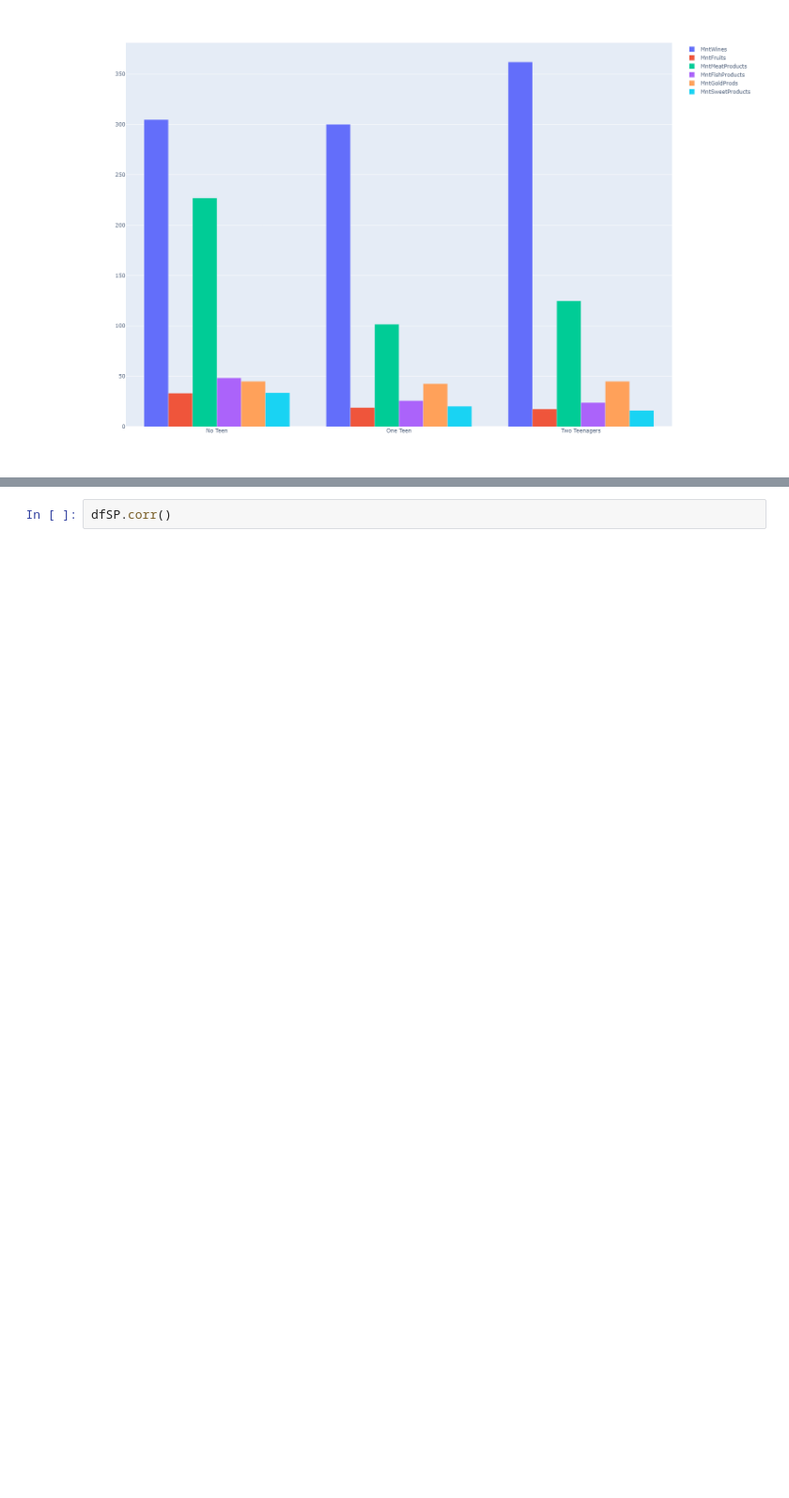
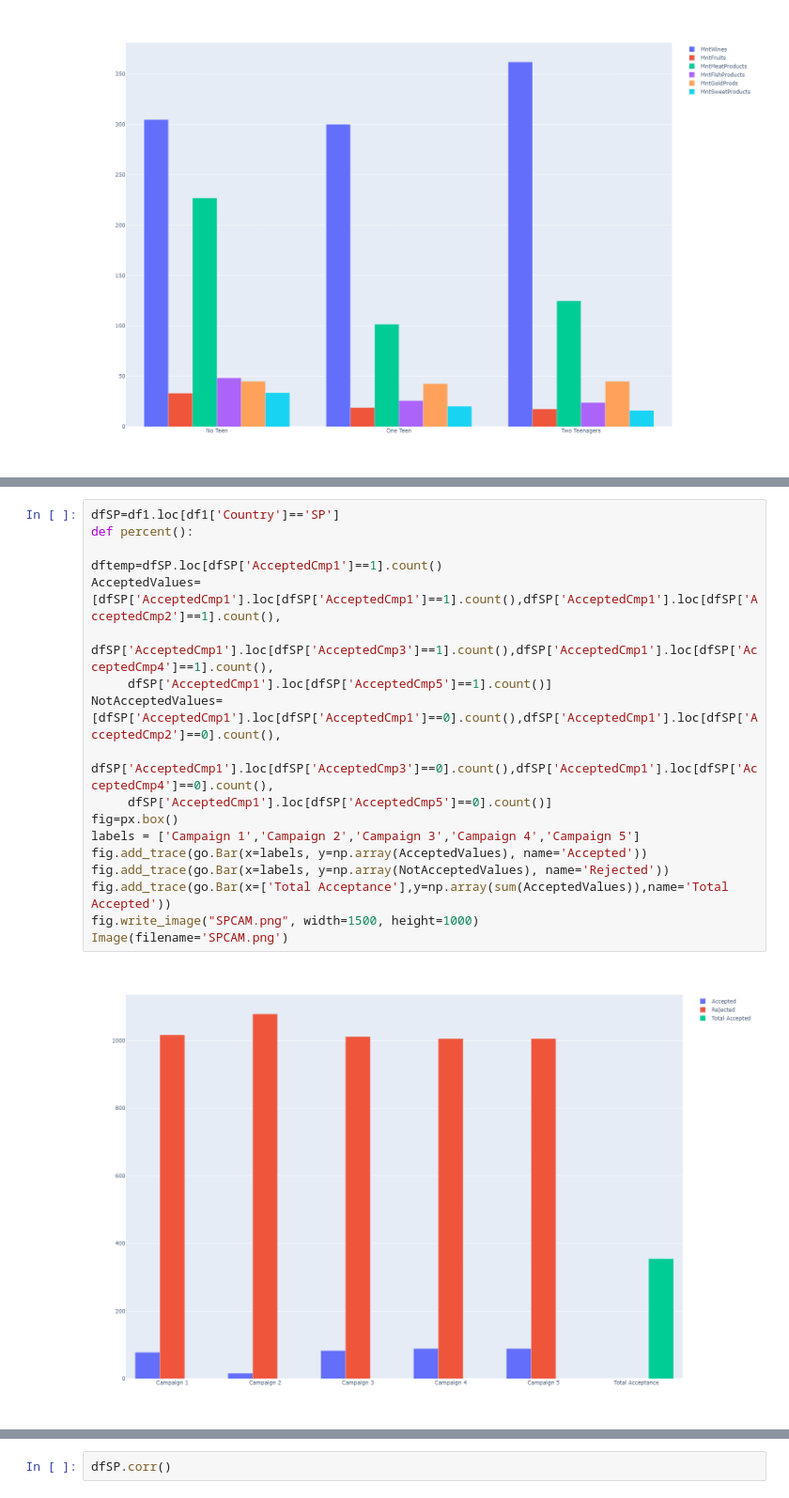
Before and after one commit to frax0n/Marketing-Analyis, a Jupyter notebook: Marketing Analytics .ipynb, the cells around one changed output, grey strips where cells are left out. Shown at 94% size. Drawn from its saved outputs; the diff is of its cells as text; blank space fills up the shorter version.

Commit message:
Campaign based
Campaign based

```diff
--- a/Marketing Analytics .ipynb
+++ b/Marketing Analytics .ipynb
@@ -333,0 +471,20 @@ dfSP.head()
+# %%
+dfSP=df1.loc[df1['Country']=='SP']
+def percent():
+
+dftemp=dfSP.loc[dfSP['AcceptedCmp1']==1].count()
+AcceptedValues=[dfSP['AcceptedCmp1'].loc[dfSP['AcceptedCmp1']==1].count(),dfSP['AcceptedCmp1'].loc[dfSP['AcceptedCmp2']==1].count(),
+     dfSP['AcceptedCmp1'].loc[dfSP['AcceptedCmp3']==1].count(),dfSP['AcceptedCmp1'].loc[dfSP['AcceptedCmp4']==1].count(),
+     dfSP['AcceptedCmp1'].loc[dfSP['AcceptedCmp5']==1].count()]
+NotAcceptedValues=[dfSP['AcceptedCmp1'].loc[dfSP['AcceptedCmp1']==0].count(),dfSP['AcceptedCmp1'].loc[dfSP['AcceptedCmp2']==0].count(),
+     dfSP['AcceptedCmp1'].loc[dfSP['AcceptedCmp3']==0].count(),dfSP['AcceptedCmp1'].loc[dfSP['AcceptedCmp4']==0].count(),
+     dfSP['AcceptedCmp1'].loc[dfSP['AcceptedCmp5']==0].count()]
+fig=px.box()
+labels = ['Campaign 1','Campaign 2','Campaign 3','Campaign 4','Campaign 5']
+fig.add_trace(go.Bar(x=labels, y=np.array(AcceptedValues), name='Accepted'))
+fig.add_trace(go.Bar(x=labels, y=np.array(NotAcceptedValues), name='Rejected'))
+fig.add_trace(go.Bar(x=['Total Acceptance'],y=np.array(sum(AcceptedValues)),name='Total Accepted'))
+fig.write_image("SPCAM.png", width=1500, height=1000)
+Image(filename='SPCAM.png')
+# %% [output]
+[figure, added]
```
Also changed, not shown: parts of 6 cells of this notebook, 6 other files.
